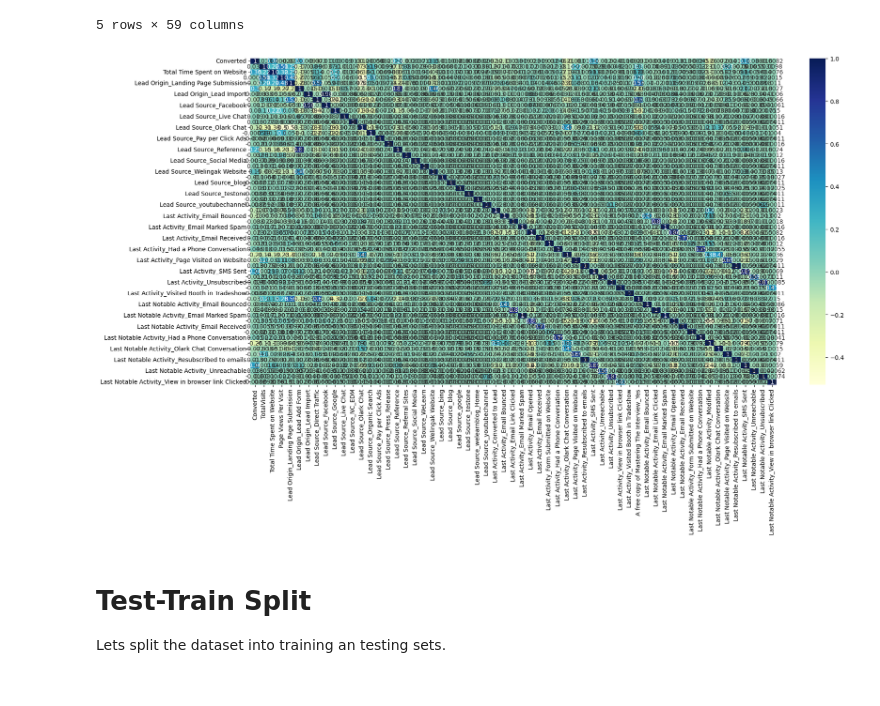
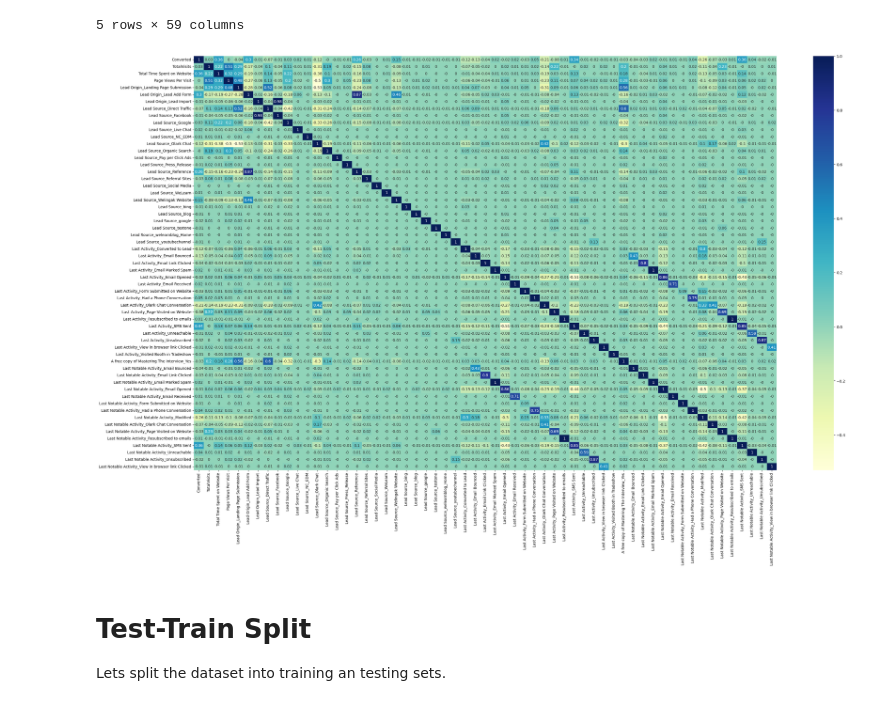
Before and after one commit to kapeesh-kaul/lead-scoring, a Jupyter notebook: Lead Score Case Study.ipynb, the cells around one changed output. Drawn from its saved outputs; the diff is of its cells as text; code cells hidden in the pictures.

```diff
--- a/Lead Score Case Study.ipynb
+++ b/Lead Score Case Study.ipynb
@@ -843,13 +833,13 @@ master_leads.head()
 5 rows × 59 columns
 # %%
 # Looking at the correlation table
-plt.figure(figsize=(20,10))
+plt.figure(figsize=(35,20))
 
 # heatmap
-sns.heatmap(master_leads.corr(), cmap="YlGnBu", annot=True)
+sns.heatmap(round(master_leads.corr(),2), cmap="YlGnBu", annot=True)
 plt.show()
 # %% [output]
-[figure, old version]
+[figure, new version]
 # %% [markdown]
 # Test-Train Split
 Lets split the dataset into training an testing sets.
```
Also changed, not shown: parts of 2 cells of this notebook.
